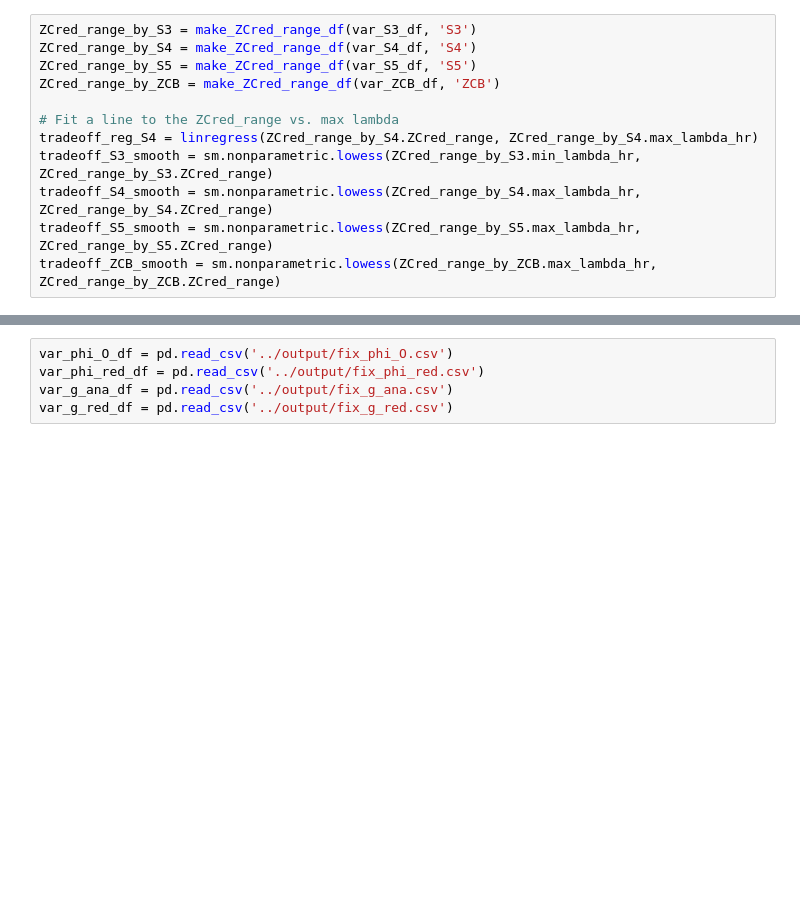
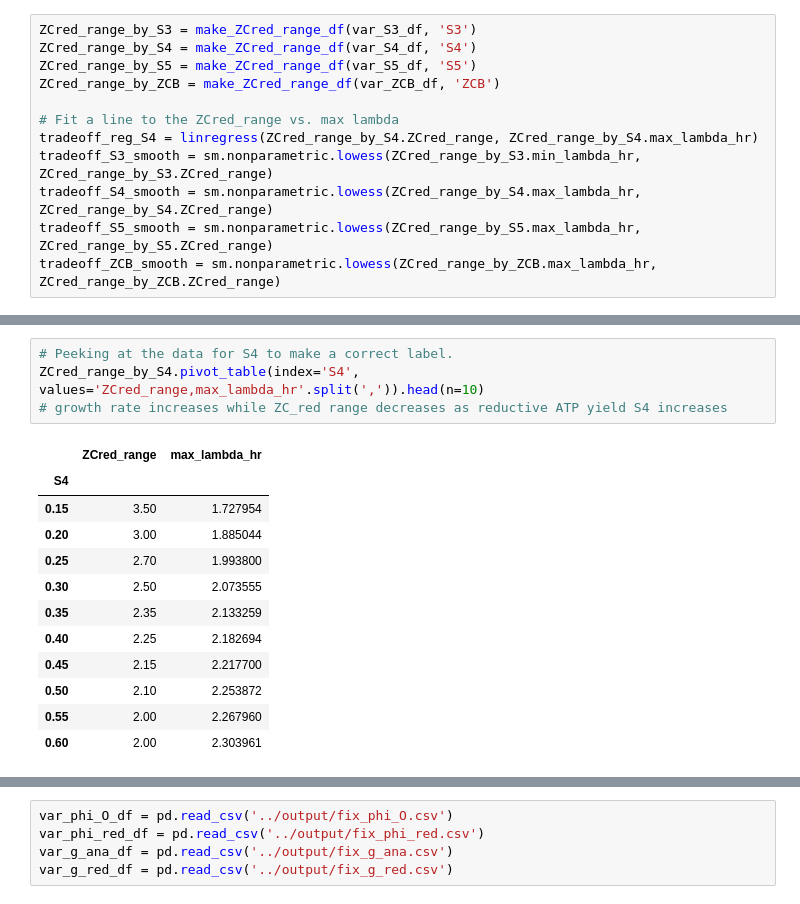
Before and after one commit to flamholz/redox-proteome, a Jupyter notebook: notebooks/Fig3_4.ipynb, the cells around one changed output, grey strips where cells are left out. Drawn from its saved outputs; the diff is of its cells as text; blank space fills up the shorter version.

```diff
--- a/notebooks/Fig3_4.ipynb
+++ b/notebooks/Fig3_4.ipynb
@@ -270,3 +287,20 @@ actual lambda_max: 2.28702680515414
+# %%
+# Peeking at the data for S4 to make a correct label.
+ZCred_range_by_S4.pivot_table(index='S4', values='ZCred_range,max_lambda_hr'.split(',')).head(n=10)
+# growth rate increases while ZC_red range decreases as reductive ATP yield S4 increases
+# %% [output]
+|  | ZCred_range | max_lambda_hr |
+| S4 |  |  |
+| 0.15 | 3.50 | 1.727954 |
+| 0.20 | 3.00 | 1.885044 |
+| 0.25 | 2.70 | 1.993800 |
+| 0.30 | 2.50 | 2.073555 |
+| 0.35 | 2.35 | 2.133259 |
+| 0.40 | 2.25 | 2.182694 |
+| 0.45 | 2.15 | 2.217700 |
+| 0.50 | 2.10 | 2.253872 |
+| 0.55 | 2.00 | 2.267960 |
+| 0.60 | 2.00 | 2.303961 |
 # %%
 mosaic_text = "AABDD\nAACDD"
 fig, axs = plt.subplot_mosaic(mosaic_text, figsize=(7.24, 3),
```
Also changed, not shown: parts of 6 cells of this notebook.
